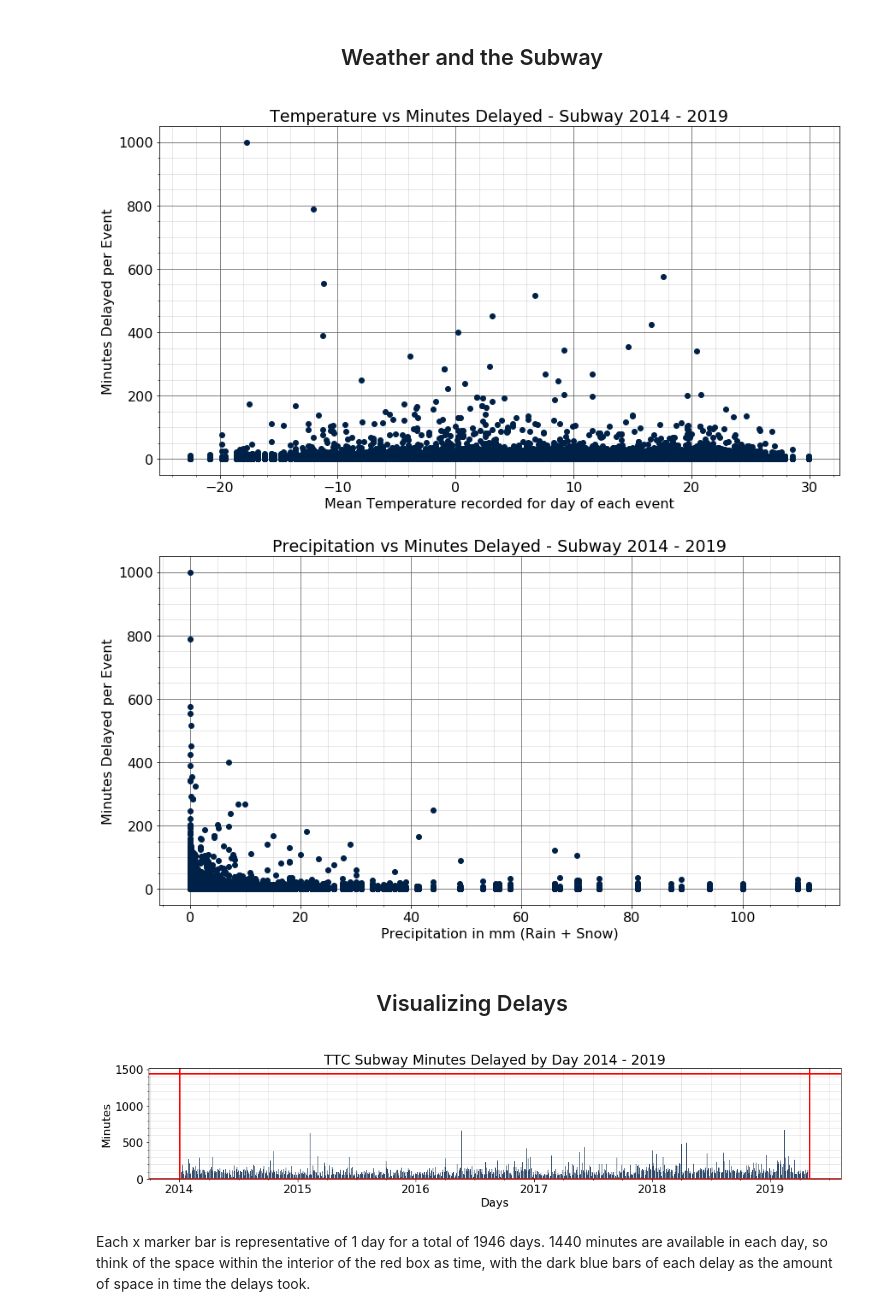
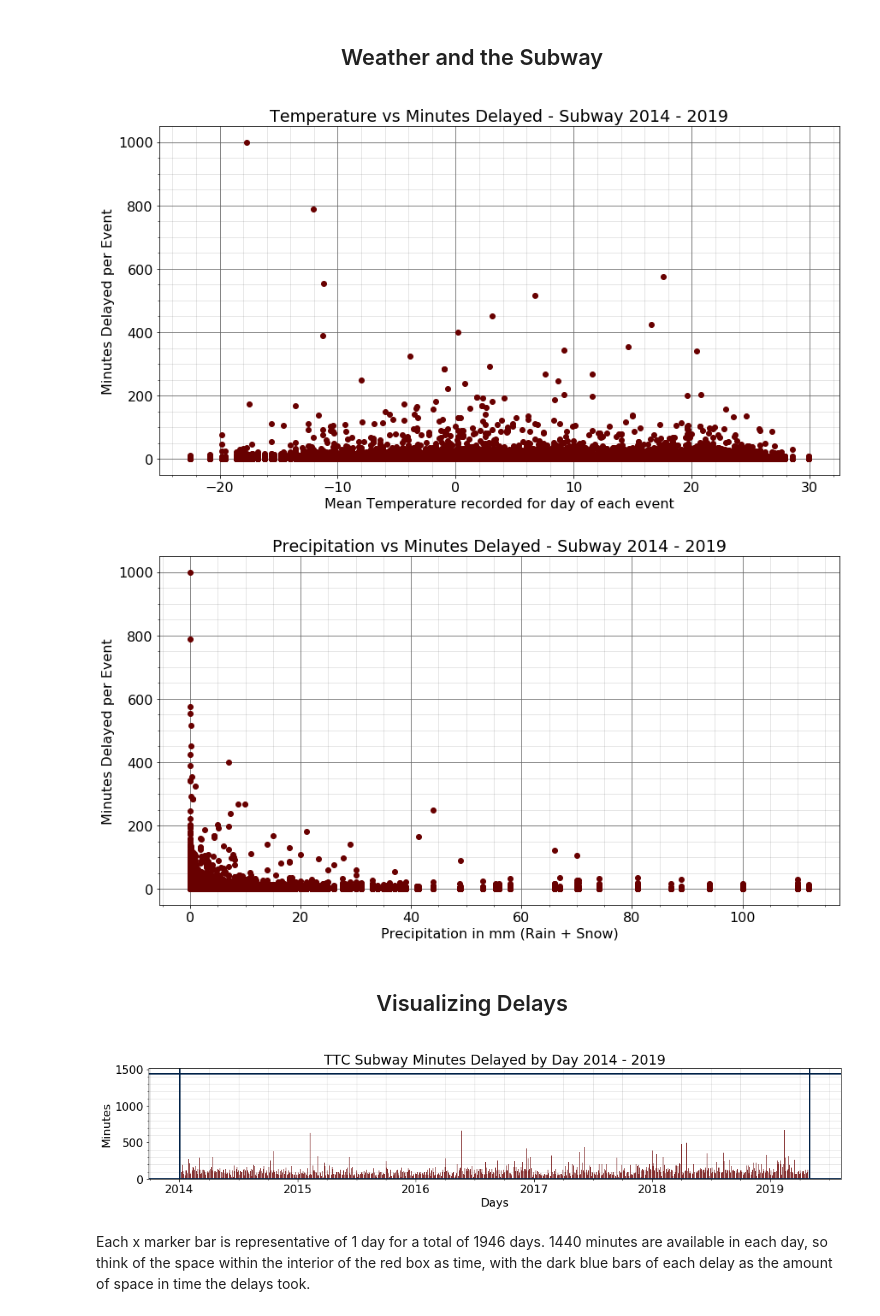
Before and after one commit to sishola/ttc-delays, a Jupyter notebook: SubwaySRT/subway_eda.ipynb, the cells around one changed output. Cells and saved outputs as stored; diff of their text form; code cells hidden in the pictures.

```diff
--- a/SubwaySRT/subway_eda.ipynb
+++ b/SubwaySRT/subway_eda.ipynb
@@ -179,33 +184,33 @@ station_events.head(25)
 # %%
 fig, ax = plt.subplots(1, figsize = [12.5, 7])
 
 ax.scatter(
     subway['Mean Temp'],
     subway['Min Delay'],
-    color = '#002147'
+    color = '#680000'
 )
 
 ax.set_ylabel('Minutes Delayed per Event')
 ax.set_xlabel('Mean Temperature recorded for day of each event')
 ax.set_title('Temperature vs Minutes Delayed - Subway 2014 - 2019')
 
 plt.grid(which = 'major', color = '#666666', linestyle = '-')
 plt.minorticks_on()
 plt.grid(which = 'minor', color = '#666666', linestyle = '-', alpha = 0.2)
 
 plt.tight_layout()
 plt.savefig('Temperature vs Minutes Delayed - Subway 2014 - 2019')
 
 plt.show()
 # %% [output]
-[figure, old version]
+[figure, new version]
 # %%
 fig, ax = plt.subplots(1, figsize = [12.5, 7])
 
 ax.scatter(
     subway['Precipitation'],
     subway['Min Delay'],
-    color = '#002147'
+    color = '#680000'
 )
 
 ax.set_ylabel('Minutes Delayed per Event')
@@ -221,7 +226,7 @@ plt.savefig('Precipitation vs Minutes Delayed - Subway 2014 - 2019')
 
 plt.show()
 # %% [output]
-[figure, old version]
+[figure, new version]
 # %% [markdown]
 <center><h2>Visualizing Delays</center></h2>
 # %%
@@ -233,31 +238,31 @@ fig, ax = plt.subplots(1, figsize = [15, 3.5])
 ax.bar(
     x,
     y,
-    color = '#002147',
+    color = '#680000',
     alpha = .8
 )
 
 ax.axhline(
     y = 1440,
-    color = 'red',
+    color = '#002147',
     lw = 2
 )
 
 ax.axhline(
     y = 0,
-    color = 'red',
+    color = '#002147',
     lw = 2
 )
 
 ax.axvline(
     x = groupedbyday.iloc[0, 0],
-    color = 'red',
+    color = '#002147',
     lw = 2
 )
 
 ax.axvline(
     x = groupedbyday.iloc[1945, 0],
-    color = 'red',
+    color = '#002147',
     lw = 2
 )
 
@@ -272,7 +277,7 @@ plt.tight_layout()
 plt.savefig('TTC_Subway_Mintues_Delayed_2014_2019.png')
 plt.show()
 # %% [output]
-[figure, old version]
+[figure, new version]
 # %% [markdown]
 Each x marker bar is representative of 1 day for a total of 1946 days. 1440 minutes are available in each day, so think of the space within the interior of the red box as time, with the dark blue bars of each delay as the amount of space in time the delays took.
 # %%
```
Also changed, not shown: parts of 14 cells of this notebook, 12 other files.
